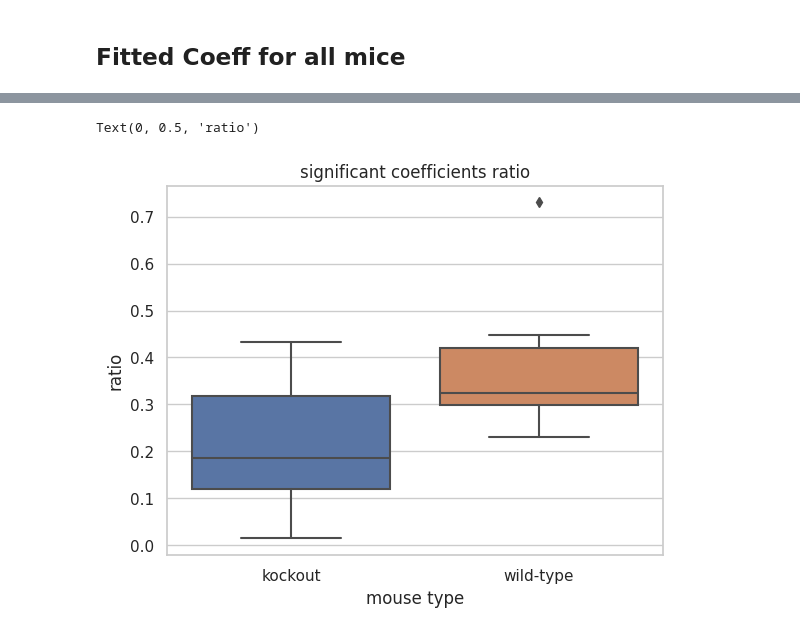
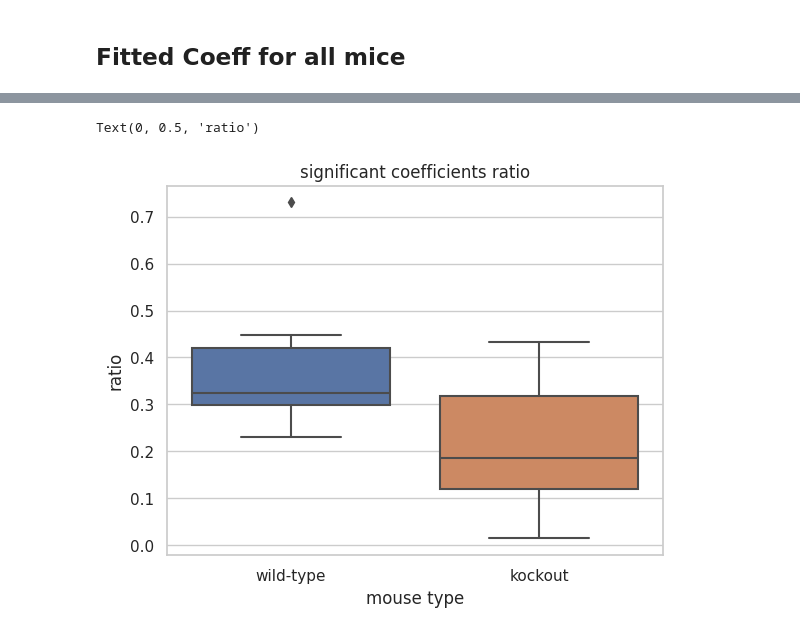
Before and after one commit to kisaragiRY/decoding-DG, a Jupyter notebook: notebooks/3-decoding-model/4-incorporate-history-spikes/1-gaussian-smoothed-spikes/07-check-results-firing-rate.ipynb, the cells around one changed output, grey strips where cells are left out. Saved outputs shown, nothing was run; the diff lists cells and outputs as text; code cells hidden in the pictures.

Commit message:
visualized the smoothed spikes #36

```diff
--- a/notebooks/3-decoding-model/4-incorporate-history-spikes/1-gaussian-smoothed-spikes/07-check-results-firing-rate.ipynb
+++ b/notebooks/3-decoding-model/4-incorporate-history-spikes/1-gaussian-smoothed-spikes/07-check-results-firing-rate.ipynb
@@ -28,5 +50,5 @@ window_size:256, sigma: 0.32
 # %%
-for m_id, data_dir in enumerate(datalist[[2, 0]]):
+for m_id, data_dir in enumerate(datalist[[2, 1]]):
     data_name = str(data_dir).split('/')[-1]
     mouse_type = "knockout" if "KO" in data_name else "wild-type"
     with open(output_dir/data_name/(f"rr_firing_rate_eval.pickle"),"rb") as f:
@@ -81,15 +103,15 @@ Text(0, 0.5, 'MSE(cm2)')
 # %% [markdown]
 ## Fitted Coeff for all mice
 # %%
-fig, axes = plt.subplots(nrows=3, ncols=4,figsize=(8,6), tight_layout = True)
+# fig, axes = plt.subplots(nrows=3, ncols=4,figsize=(8,6), tight_layout = True)
 conf_level = .01
-axes = axes.ravel()
+# axes = axes.ravel()
 window_size = ParamFiringRateData().window_size_range[-1]
 sigma = ParamFiringRateData().sigma_range[-2]
 
 KO_sig_ratio, WT_sig_ratio = [], []
 for mouse_id, data_dir in enumerate(datalist):
-    ax = axes[mouse_id]
+    # ax = axes[mouse_id]
     data_name = str(data_dir).split('/')[-1]
     mouse_type = "knockout" if "KO" in data_name else "wild-type"
     with open(output_dir/data_name/(f"rr_firing_rate_eval.pickle"),"rb") as f:
@@ -98,21 +120,21 @@ for mouse_id, data_dir in enumerate(datalist):
     coord_axis, nthist= "x-axis", 1
     result = [result for result in eval_results_all if ((result["coord_axis"] == "x-axis") and (result["sigma"] == sigma) and (result["window_size"] == window_size))][0]
 
-    ax.plot(result["estimator"].fitted_param, label = f"nthist:", c="gray")
+    # ax.plot(result["estimator"].fitted_param, label = f"nthist:", c="gray")
 
-    labels = ax.get_xticks().tolist()
+    # labels = ax.get_xticks().tolist()
     xx = np.arange(len(result["estimator"].fitted_param))
     pass_p = 0
     for ii, p_value in enumerate(result['sig_tests'].t_p_value_list):
         if (p_value < conf_level) or (p_value > 1 - conf_level):
             pass_p += 1
-            ax.scatter(xx[ii], result["estimator"].fitted_param[ii], c="brown", s=10)
+            # ax.scatter(xx[ii], result["estimator"].fitted_param[ii], c="brown", s=10)
     # labels = [''] * len(result["estimator"].fitted_param)
     # labels[0],labels[int(len(labels)/2)] ,labels[-1] = "intercept", "neurons", "past-coord"
     # ax.set_xticks(xx, labels)
-    ax.set_title(f"{mouse_type}:{pass_p/len(xx):.1f}")
+    # ax.set_title(f"{mouse_type}:{pass_p/len(xx):.1f}")
 
     if mouse_type == "knockout": KO_sig_ratio.append(pass_p/len(xx))
     else: WT_sig_ratio.append(pass_p/len(xx))
 
-plt.suptitle(f"confidence level:{conf_level}")
+# plt.suptitle(f"confidence level:{conf_level}")
@@ -122,9 +141,9 @@ Text(0.5, 0.98, 'confidence level:0.01')
 # %%
-sns.boxplot([KO_sig_ratio, WT_sig_ratio])
-plt.xticks([0,1], ["kockout","wild-type"])
+sns.boxplot([WT_sig_ratio, KO_sig_ratio])
+plt.xticks([0,1], ["wild-type", "kockout"])
 plt.title("significant coefficients ratio")
 plt.xlabel("mouse type")
 plt.ylabel("ratio")
 # %% [output]
 Text(0, 0.5, 'ratio')
-[figure, old version]
+[figure, new version]
```
Also changed, not shown: parts of 5 cells of this notebook.
